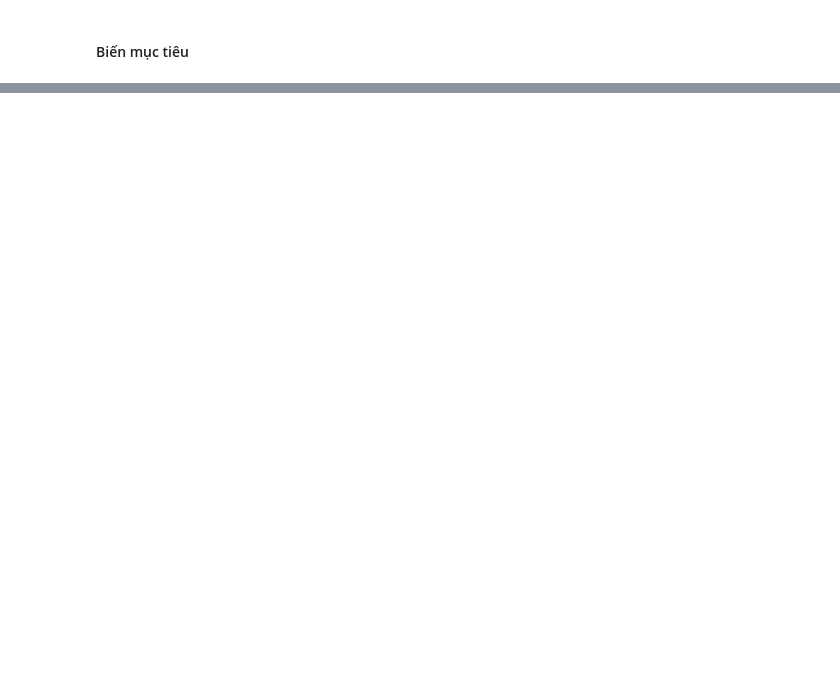
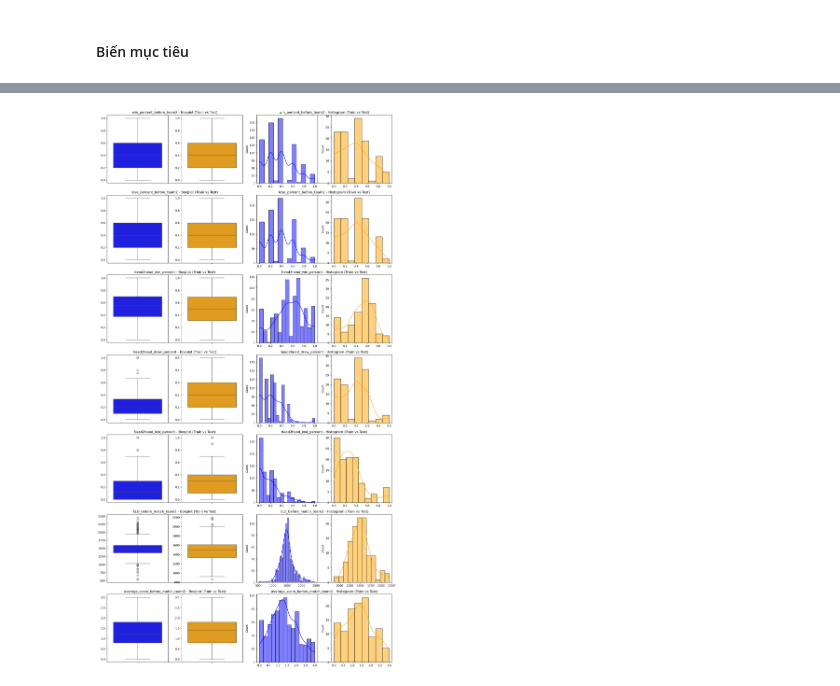
Before and after one commit to taiphanvan2k3/FootballPredict, a Jupyter notebook: src/data_anaylysis/arsenal_univariable.ipynb, the cells around one changed output, grey strips where cells are left out. Cells and saved outputs as stored; diff of their text form; code cells hidden in the pictures; blank space fills up the shorter version.

```diff
--- a/src/data_anaylysis/arsenal_univariable.ipynb
+++ b/src/data_anaylysis/arsenal_univariable.ipynb
@@ -12,0 +63,53 @@ sns.countplot(x="result", data=arsenal_df, palette="Set1", hue="result");
+# %%
+important_columns = [
+    "win_percent_before_team2",
+    "lose_percent_before_team2",
+    "head2head_win_percent",
+    "head2head_draw_percent",
+    "head2head_lost_percent",
+    "ELO_before_match_team2",
+    "average_score_before_match_team2",
+]
+# %%
+import matplotlib.pyplot as plt
+import seaborn as sns
+
+# Tính toán số hàng và cột dựa trên số lượng cột quan trọng
+n_cols = 2  # Mỗi cột chính sẽ chứa 2 biểu đồ (boxplot và histogram)
+n_rows = len(important_columns)
+
+fig, axes = plt.subplots(n_rows, n_cols, figsize=(15, 4 * n_rows))
+
+# Vẽ boxplot và histogram cho từng cột trong important_columns
+for i, column in enumerate(important_columns):
+    # Tạo đồ thị chính cho boxplot
+    boxplot_ax = axes[i, 0]
+    # Tạo trục con cho boxplot
+    inset_boxplot_train = boxplot_ax.inset_axes([0, 0, 0.45, 1])  # [x0, y0, width, height]
+    inset_boxplot_test = boxplot_ax.inset_axes([0.55, 0, 0.45, 1])
+
+    sns.boxplot(data=arsenal_df, y=column, ax=inset_boxplot_train, color='blue').set_ylabel('')
+    sns.boxplot(data=test_df, y=column, ax=inset_boxplot_test, color='orange').set_ylabel('')
+
+    boxplot_ax.set_title(f'{column} - Boxplot (Train vs Test)')
+    boxplot_ax.set_xticks([])  # Ẩn trục x chính
+    boxplot_ax.set_yticks([])  # Ẩn trục y chính
+
+    # Tạo đồ thị chính cho histogram
+    hist_ax = axes[i, 1]
+    # Tạo trục con cho histogram
+    inset_hist_train = hist_ax.inset_axes([0, 0, 0.45, 1])
+    inset_hist_test = hist_ax.inset_axes([0.55, 0, 0.45, 1])
+
+    sns.histplot(data=arsenal_df, x=column, kde=True, ax=inset_hist_train, color='blue').set_xlabel('')
+    sns.histplot(data=test_df, x=column, kde=True, ax=inset_hist_test, color='orange').set_xlabel('')
+
+    hist_ax.set_title(f'{column} - Histogram (Train vs Test)')
+    hist_ax.set_xticks([])  # Ẩn trục x chính
+    hist_ax.set_yticks([])  # Ẩn trục y chính
+
+# Điều chỉnh bố cục để không bị trùng lặp giữa các biểu đồ
+plt.tight_layout()
+plt.show()
+# %% [output]
+[figure, added]
```
Also changed, not shown: parts of 13 cells of this notebook, 1 other file.
